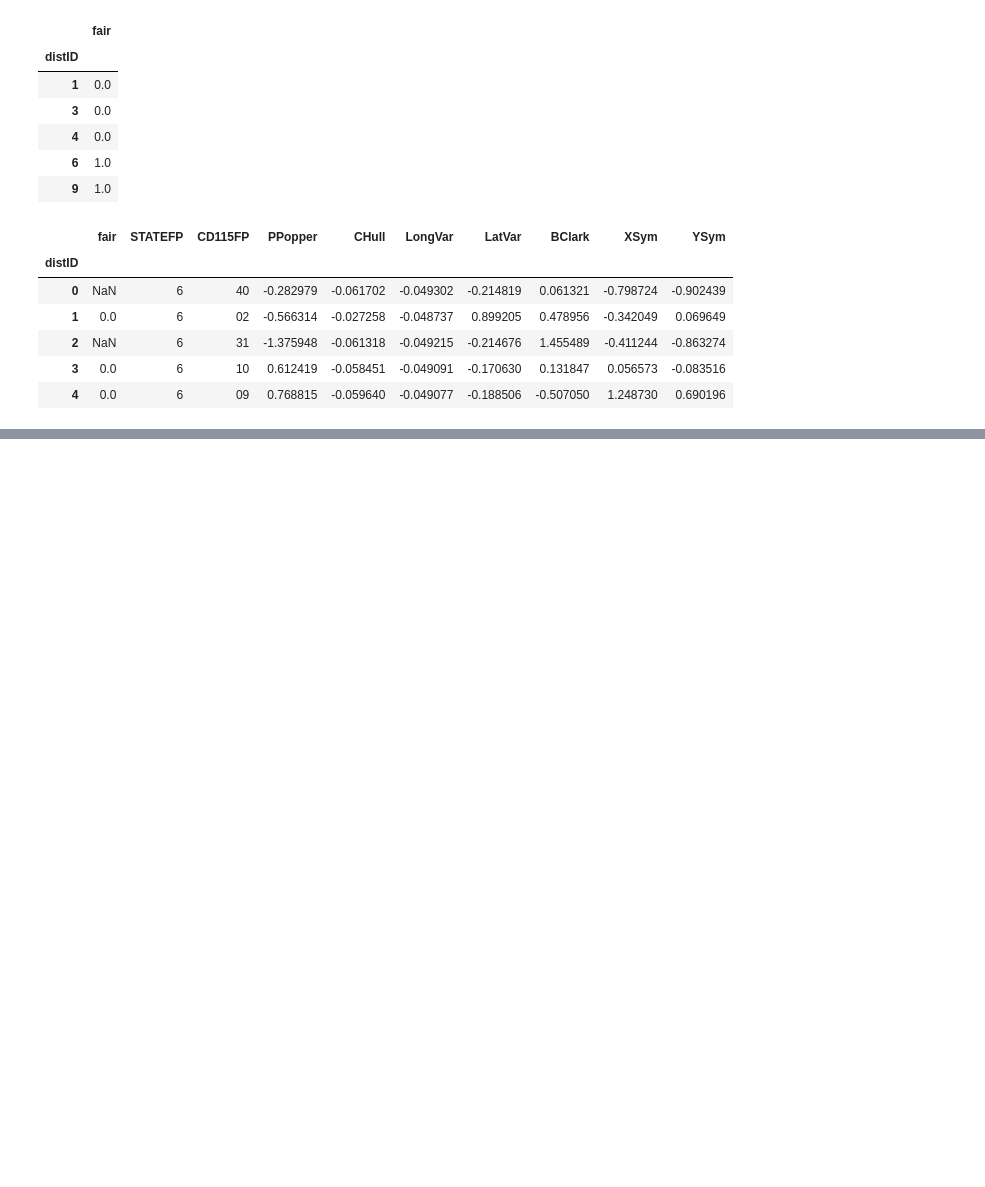
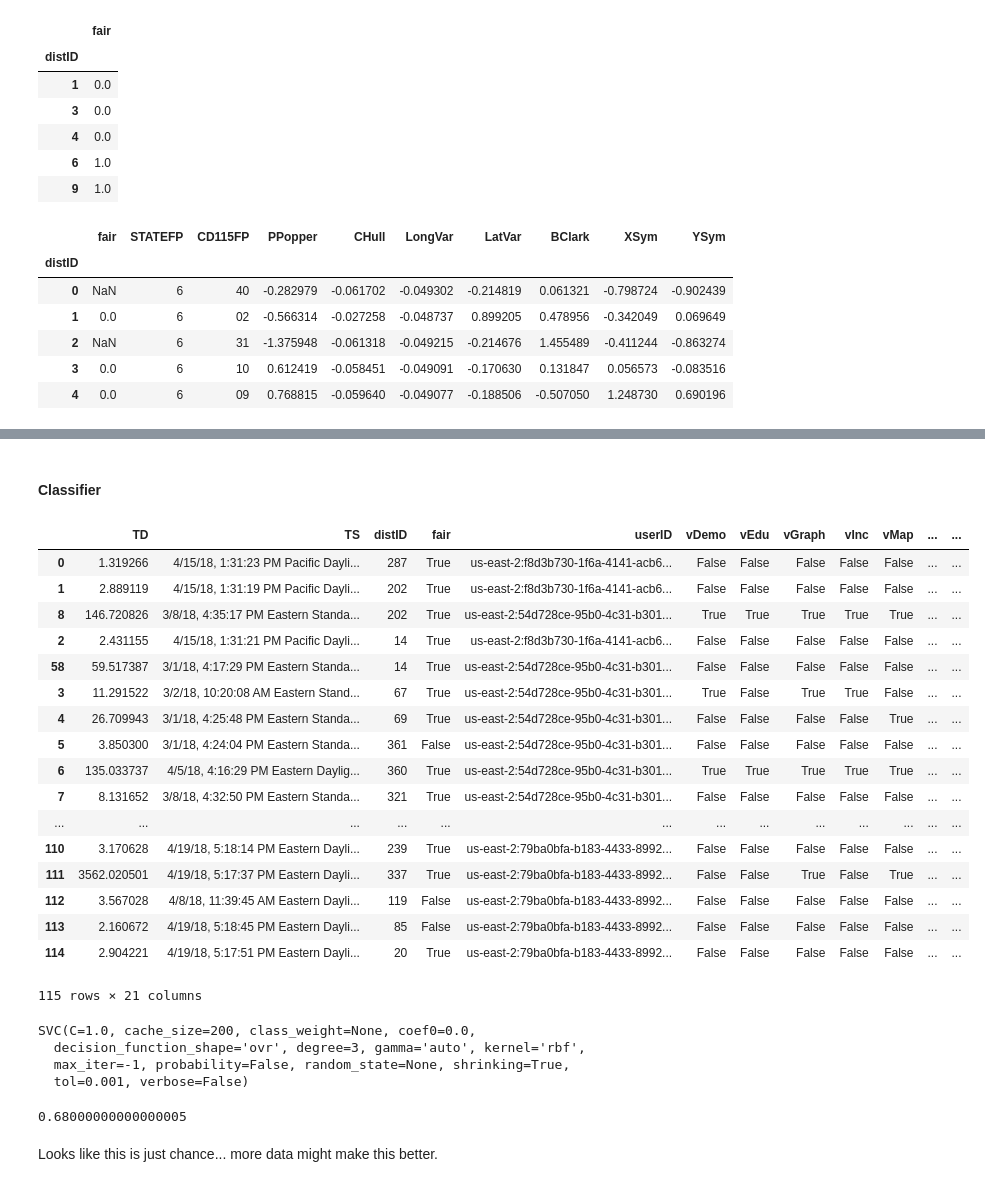
Before and after one commit to gerrymandr/compactness-notebooks, a Jupyter notebook: Notebooks/DataDownload.ipynb, the cells around one changed output, grey strips where cells are left out. Cells and saved outputs as stored; diff of their text form; code cells hidden in the pictures; blank space fills up the shorter version.

Commit message:
Started working on King data

```diff
--- a/Notebooks/DataDownload.ipynb
+++ b/Notebooks/DataDownload.ipynb
@@ -269,0 +269,24 @@ iplot(fig, filename='Combined Graph')
+# %% [markdown]
+#### Classifier
+# %%
+svm_data = frame.join(nc, how="inner", on="distID")
+svm_data
+# %% [output]
+|  | TD | TS | distID | fair | userID | vDemo | vEdu | vGraph | vInc | vMap | ... | ... |
+| 0 | 1.319266 | 4/15/18, 1:31:23 PM Pacific Dayli... | 287 | True | us-east-2:f8d3b730-1f6a-4141-acb6... | False | False | False | False | False | ... | ... |
+| 1 | 2.889119 | 4/15/18, 1:31:19 PM Pacific Dayli... | 202 | True | us-east-2:f8d3b730-1f6a-4141-acb6... | False | False | False | False | False | ... | ... |
+| 8 | 146.720826 | 3/8/18, 4:35:17 PM Eastern Standa... | 202 | True | us-east-2:54d728ce-95b0-4c31-b301... | True | True | True | True | True | ... | ... |
+| 2 | 2.431155 | 4/15/18, 1:31:21 PM Pacific Dayli... | 14 | True | us-east-2:f8d3b730-1f6a-4141-acb6... | False | False | False | False | False | ... | ... |
+| 58 | 59.517387 | 3/1/18, 4:17:29 PM Eastern Standa... | 14 | True | us-east-2:54d728ce-95b0-4c31-b301... | False | False | False | False | False | ... | ... |
+| 3 | 11.291522 | 3/2/18, 10:20:08 AM Eastern Stand... | 67 | True | us-east-2:54d728ce-95b0-4c31-b301... | True | False | True | True | False | ... | ... |
+| 4 | 26.709943 | 3/1/18, 4:25:48 PM Eastern Standa... | 69 | True | us-east-2:54d728ce-95b0-4c31-b301... | False | False | False | False | True | ... | ... |
+| 5 | 3.850300 | 3/1/18, 4:24:04 PM Eastern Standa... | 361 | False | us-east-2:54d728ce-95b0-4c31-b301... | False | False | False | False | False | ... | ... |
+| 6 | 135.033737 | 4/5/18, 4:16:29 PM Eastern Daylig... | 360 | True | us-east-2:54d728ce-95b0-4c31-b301... | True | True | True | True | True | ... | ... |
+| 7 | 8.131652 | 3/8/18, 4:32:50 PM Eastern Standa... | 321 | True | us-east-2:54d728ce-95b0-4c31-b301... | False | False | False | False | False | ... | ... |
+| ... | ... | ... | ... | ... | ... | ... | ... | ... | ... | ... | ... | ... |
+| 110 | 3.170628 | 4/19/18, 5:18:14 PM Eastern Dayli... | 239 | True | us-east-2:79ba0bfa-b183-4433-8992... | False | False | False | False | False | ... | ... |
+| 111 | 3562.020501 | 4/19/18, 5:17:37 PM Eastern Dayli... | 337 | True | us-east-2:79ba0bfa-b183-4433-8992... | False | False | True | False | True | ... | ... |
+| 112 | 3.567028 | 4/8/18, 11:39:45 AM Eastern Dayli... | 119 | False | us-east-2:79ba0bfa-b183-4433-8992... | False | False | False | False | False | ... | ... |
+| 113 | 2.160672 | 4/19/18, 5:18:45 PM Eastern Dayli... | 85 | False | us-east-2:79ba0bfa-b183-4433-8992... | False | False | False | False | False | ... | ... |
+| 114 | 2.904221 | 4/19/18, 5:17:51 PM Eastern Dayli... | 20 | True | us-east-2:79ba0bfa-b183-4433-8992... | False | False | False | False | False | ... | ... |
+115 rows × 21 columns
@@ -269,0 +300,14 @@ iplot(fig, filename='Combined Graph')
+# %%
+classifier = svm.SVC()
+classifier.fit(train_x, train_y)
+# %% [output]
+SVC(C=1.0, cache_size=200, class_weight=None, coef0=0.0,
+  decision_function_shape='ovr', degree=3, gamma='auto', kernel='rbf',
+  max_iter=-1, probability=False, random_state=None, shrinking=True,
+  tol=0.001, verbose=False)
+# %%
+classifier.score(valid_x, valid_y)
+# %% [output]
+0.68000000000000005
+# %% [markdown]
+Looks like this is just chance... more data might make this better.
```
Also changed, not shown: parts of 5 cells of this notebook, 1 other file.
